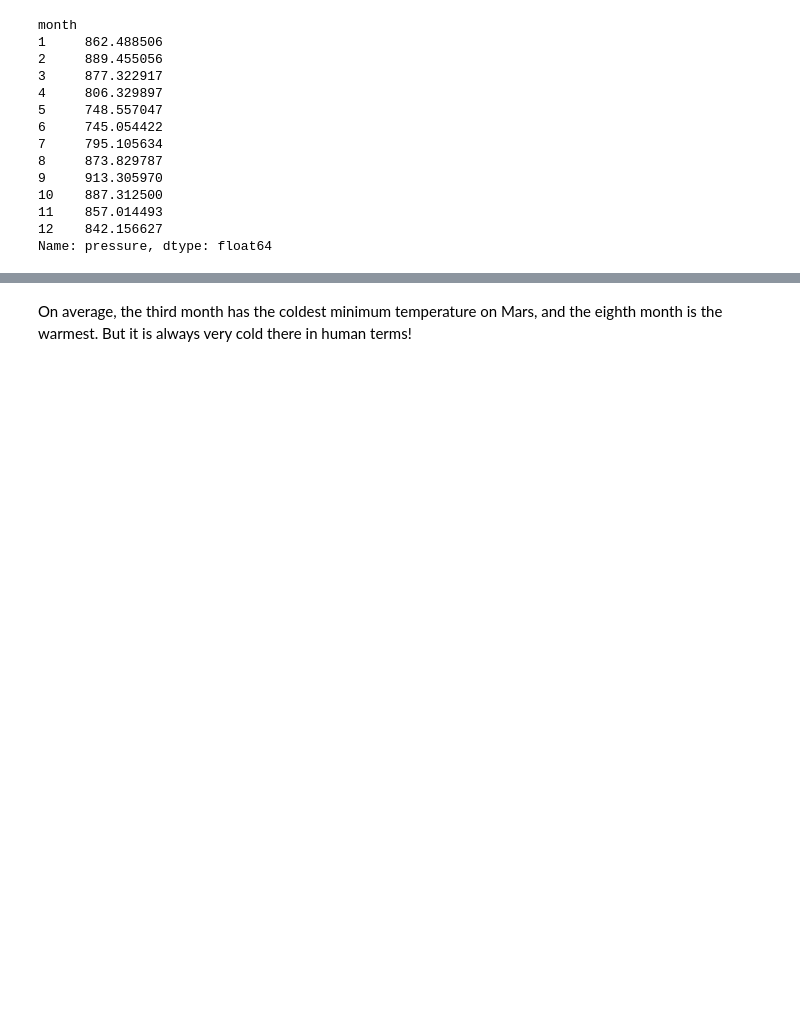
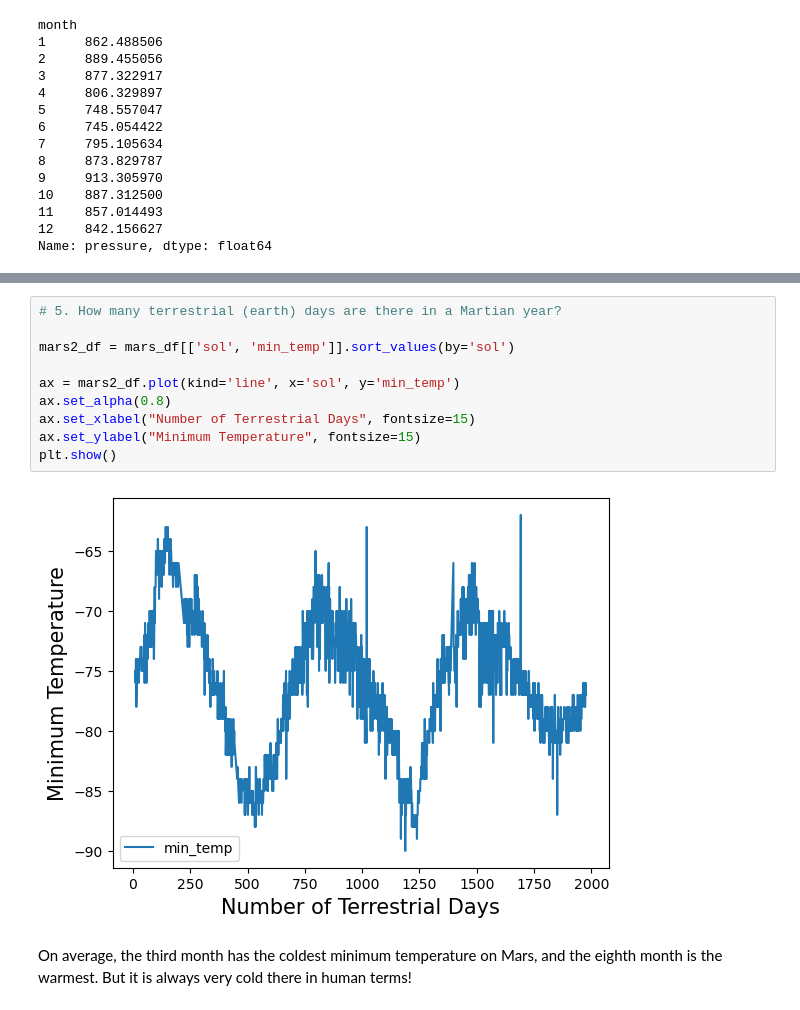
Before and after one commit to sma005/mars-challenge, a Jupyter notebook: part_2_mars_weather.ipynb, the cells around one changed output, grey strips where cells are left out. Saved outputs shown, nothing was run; the diff lists cells and outputs as text; blank space fills up the shorter version.

```diff
--- a/part_2_mars_weather.ipynb
+++ b/part_2_mars_weather.ipynb
@@ -292,3 +285,15 @@ plt.show()
+# %%
+# 5. How many terrestrial (earth) days are there in a Martian year?
+
+mars2_df = mars_df[['sol', 'min_temp']].sort_values(by='sol')
+
+ax = mars2_df.plot(kind='line', x='sol', y='min_temp')
+ax.set_alpha(0.8)
+ax.set_xlabel("Number of Terrestrial Days", fontsize=15)
+ax.set_ylabel("Minimum Temperature", fontsize=15)
+plt.show()
+# %% [output]
+[figure, added]
 # %% [markdown]
 On average, the third month has the coldest minimum temperature on Mars, and the eighth month is the warmest. But it is always very cold there in human terms!
 # %% [markdown]
```
Also changed, not shown: parts of 9 cells of this notebook.
